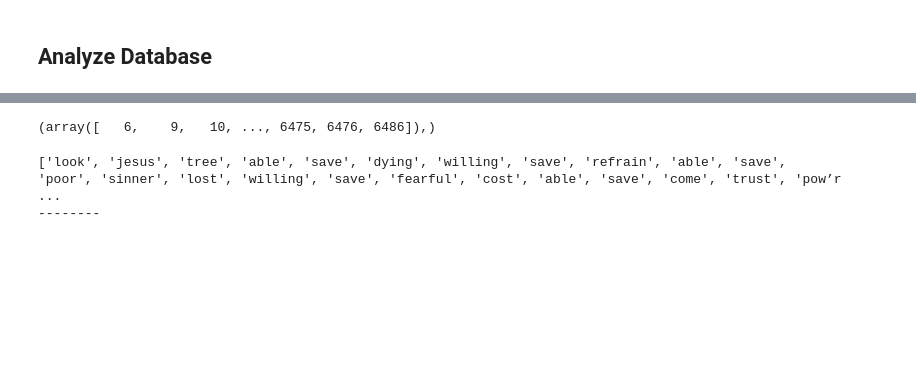
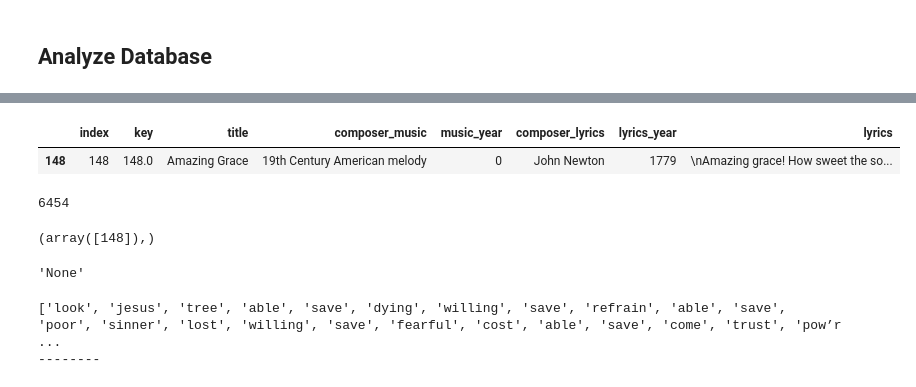
Before and after one commit to chenjennhaur/lyrics, a Jupyter notebook: LyricsAnalytics.ipynb, the cells around one changed output, grey strips where cells are left out. Saved outputs shown, nothing was run; the diff lists cells and outputs as text; code cells hidden in the pictures; blank space fills up the shorter version.

```diff
--- a/LyricsAnalytics.ipynb
+++ b/LyricsAnalytics.ipynb
@@ -125,4 +174,9 @@ lyrics             \nAbide in me, O Lord, and I in Thee,\r\nFrom ...
 Name: 1, dtype: object
+# %%
+records[records['key']==148]
+# %% [output]
+|  | index | key | title | composer_music | music_year | composer_lyrics | lyrics_year | lyrics |
+| 148 | 148 | 148.0 | Amazing Grace | 19th Century American melody | 0 | John Newton | 1779 | \nAmazing grace! How sweet the so... |
 # %%
 # Experiment with Phrases : Need to break up into sentences
 # http://www.markhneedham.com/blog/2015/02/12/pythongensim-creating-bigrams-over-how-i-met-your-mother-transcripts/
@@ -161,13 +215,22 @@ for key,row in records.iterrows():
     #debug
     #x = x - 1
     #if x == 0 : break
+# %%
+len(documents)
+# %% [output]
+6454
 # %%
 # Search for keywords
-mask = records['lyrics'].str.contains("[Rr]efrain")
+mask = records['title'].str.contains("Amazing Grace")
+# mask = records['lyrics'].str.contains("[Aa]mazing [Gg]race")
 itemindex = np.where(mask==True)
 print(itemindex)
 # %% [output]
-(array([   6,    9,   10, ..., 6475, 6476, 6486]),)
+(array([148]),)
+# %%
+records['lyrics'][148]
+# %% [output]
+'None'
 # %%
 # Analyze where all the refrains are coming from
 view = 10
```
Also changed, not shown: parts of 12 cells of this notebook.
